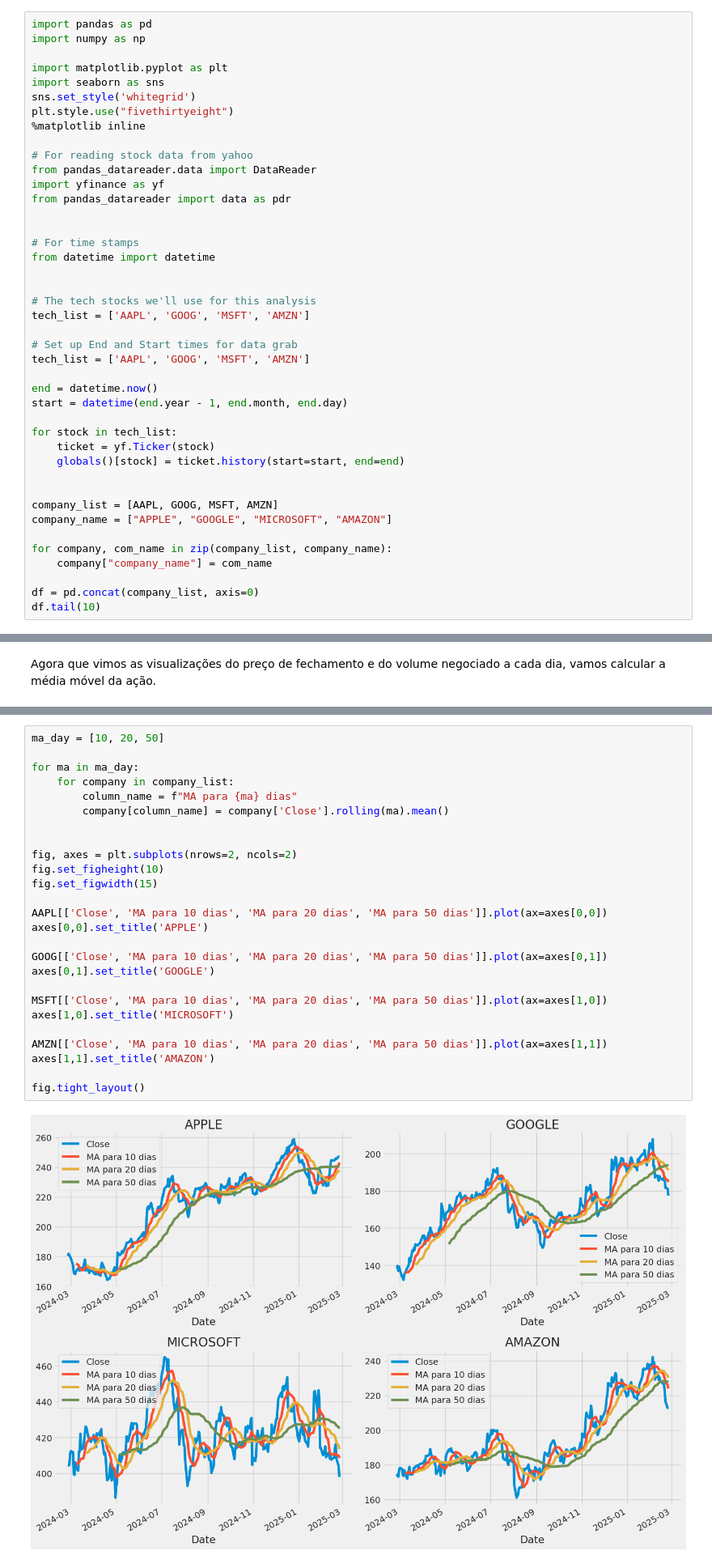
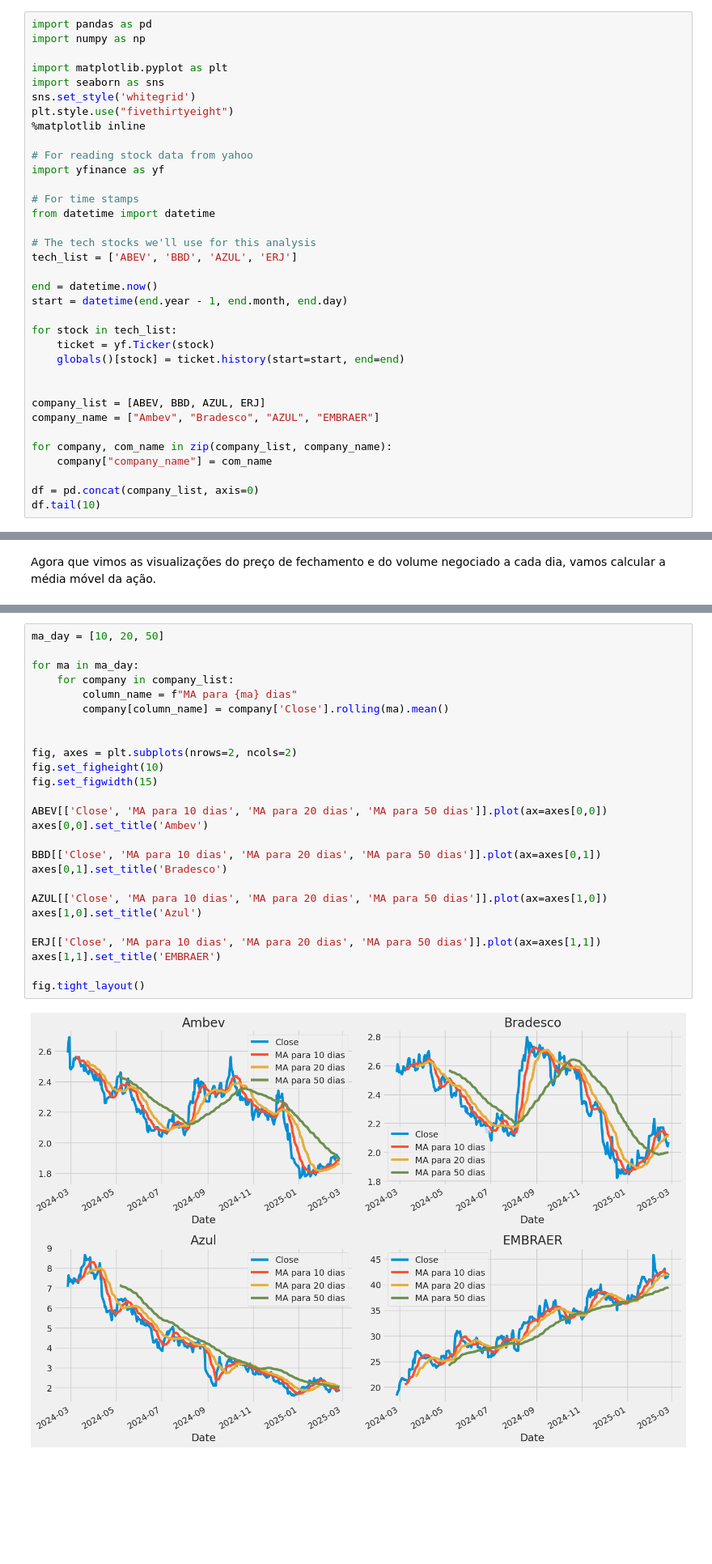
Before and after one commit to Renan04lima/stock-market-prediction, a Jupyter notebook: main.ipynb, the cells around one changed output, grey strips where cells are left out. Shown at 81% size. Cells and saved outputs as stored; diff of their text form; blank space fills up the shorter version.

```diff
--- a/main.ipynb
+++ b/main.ipynb
@@ -56,20 +55,13 @@ plt.style.use("fivethirtyeight")
 %matplotlib inline
 
 # For reading stock data from yahoo
-from pandas_datareader.data import DataReader
 import yfinance as yf
-from pandas_datareader import data as pdr
-
 
 # For time stamps
 from datetime import datetime
 
-
 # The tech stocks we'll use for this analysis
-tech_list = ['AAPL', 'GOOG', 'MSFT', 'AMZN']
-
-# Set up End and Start times for data grab
-tech_list = ['AAPL', 'GOOG', 'MSFT', 'AMZN']
+tech_list = ['ABEV', 'BBD', 'AZUL', 'ERJ']
 
 end = datetime.now()
 start = datetime(end.year - 1, end.month, end.day)
@@ -79,8 +71,8 @@ for stock in tech_list:
     globals()[stock] = ticket.history(start=start, end=end)
 
 
-company_list = [AAPL, GOOG, MSFT, AMZN]
-company_name = ["APPLE", "GOOGLE", "MICROSOFT", "AMAZON"]
+company_list = [ABEV, BBD, AZUL, ERJ]
+company_name = ["Ambev", "Bradesco", "AZUL", "EMBRAER"]
 
 for company, com_name in zip(company_list, company_name):
     company["company_name"] = com_name
@@ -192,31 +184,31 @@ A média móvel (MA) é uma ferramenta simples de análise técnica que suaviza
 # %%
 ma_day = [10, 20, 50]
 
 for ma in ma_day:
     for company in company_list:
         column_name = f"MA para {ma} dias"
         company[column_name] = company['Close'].rolling(ma).mean()
 
 
 fig, axes = plt.subplots(nrows=2, ncols=2)
 fig.set_figheight(10)
 fig.set_figwidth(15)
 
-AAPL[['Close', 'MA para 10 dias', 'MA para 20 dias', 'MA para 50 dias']].plot(ax=axes[0,0])
-axes[0,0].set_title('APPLE')
+ABEV[['Close', 'MA para 10 dias', 'MA para 20 dias', 'MA para 50 dias']].plot(ax=axes[0,0])
+axes[0,0].set_title('Ambev')
 
-GOOG[['Close', 'MA para 10 dias', 'MA para 20 dias', 'MA para 50 dias']].plot(ax=axes[0,1])
-axes[0,1].set_title('GOOGLE')
+BBD[['Close', 'MA para 10 dias', 'MA para 20 dias', 'MA para 50 dias']].plot(ax=axes[0,1])
+axes[0,1].set_title('Bradesco')
 
-MSFT[['Close', 'MA para 10 dias', 'MA para 20 dias', 'MA para 50 dias']].plot(ax=axes[1,0])
-axes[1,0].set_title('MICROSOFT')
+AZUL[['Close', 'MA para 10 dias', 'MA para 20 dias', 'MA para 50 dias']].plot(ax=axes[1,0])
+axes[1,0].set_title('Azul')
 
-AMZN[['Close', 'MA para 10 dias', 'MA para 20 dias', 'MA para 50 dias']].plot(ax=axes[1,1])
-axes[1,1].set_title('AMAZON')
+ERJ[['Close', 'MA para 10 dias', 'MA para 20 dias', 'MA para 50 dias']].plot(ax=axes[1,1])
+axes[1,1].set_title('EMBRAER')
 
 fig.tight_layout()
 # %% [output]
-[figure, old version]
+[figure, new version]
 # %% [markdown]
 Vemos no gráfico que os melhores valores para medir a média móvel são 10 e 20 dias porque ainda capturamos tendências nos dados sem ruído.
 # %% [markdown]
```
Also changed, not shown: parts of 36 cells of this notebook.
